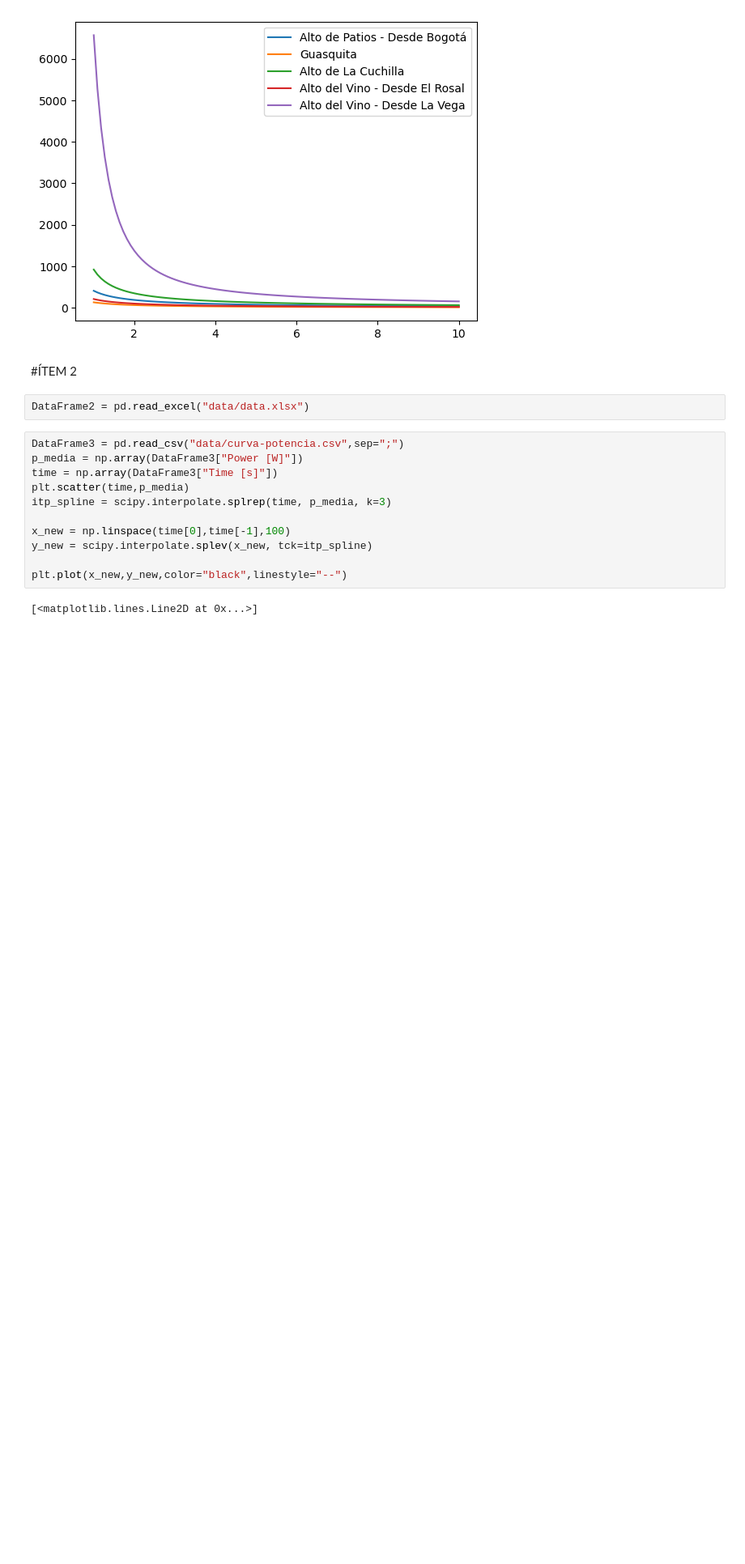
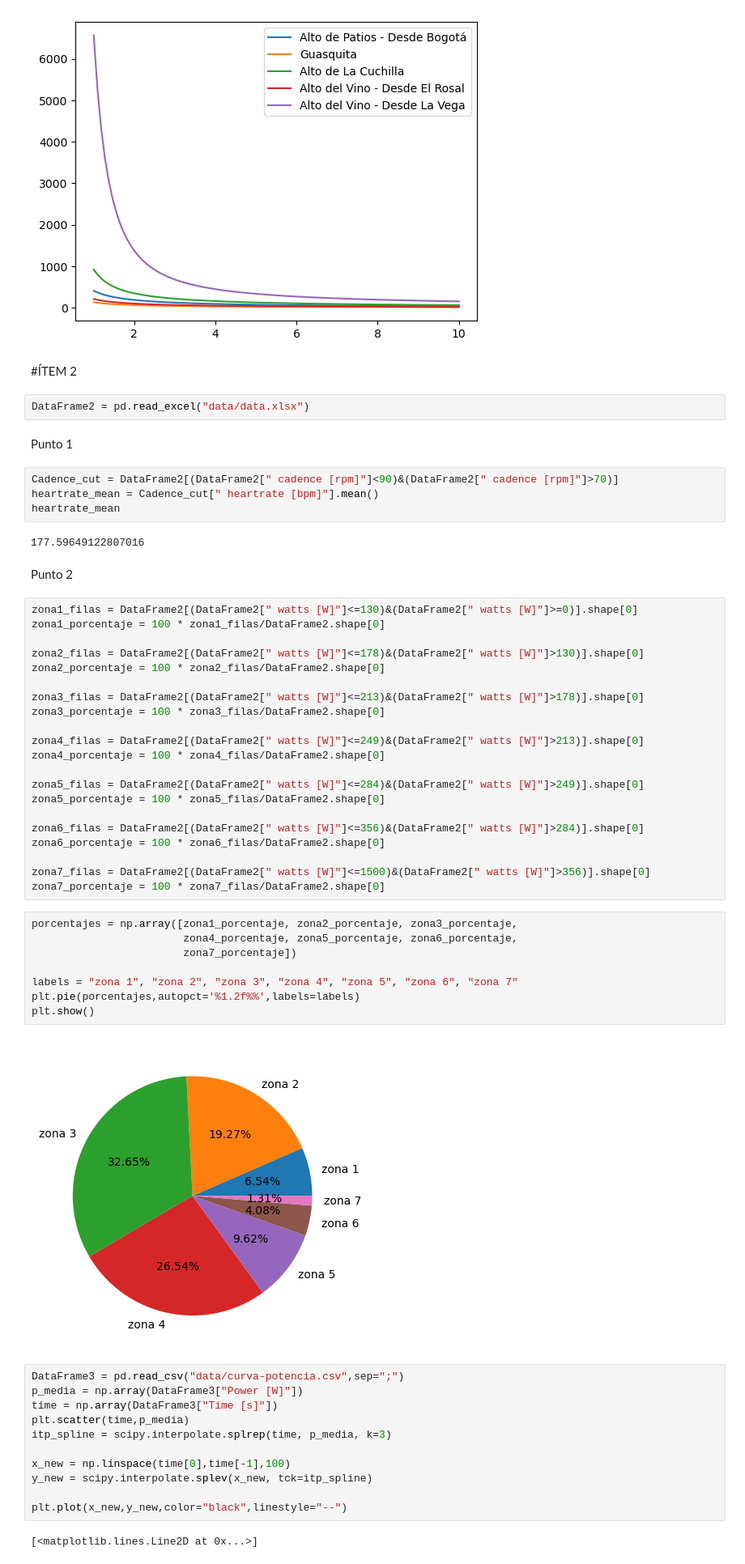
Before and after one commit to QuantumPower4/JuanGuzman-JhonAlex-HerraCompu-202302, a Jupyter notebook: Proyecto/Proyecto_JuanGuzman_JhonMontealegre.ipynb, the cells around one changed output. Shown at 81% size. Saved outputs shown, nothing was run; the diff lists cells and outputs as text; blank space fills up the shorter version.

```diff
--- a/Proyecto/Proyecto_JuanGuzman_JhonMontealegre.ipynb
+++ b/Proyecto/Proyecto_JuanGuzman_JhonMontealegre.ipynb
@@ -139,6 +139,47 @@ plt.legend()
 #ÍTEM 2
 # %%
 DataFrame2 = pd.read_excel("data/data.xlsx")
+# %% [markdown]
+Punto 1
+# %%
+Cadence_cut = DataFrame2[(DataFrame2[" cadence [rpm]"]<90)&(DataFrame2[" cadence [rpm]"]>70)]
+heartrate_mean = Cadence_cut[" heartrate [bpm]"].mean()
+heartrate_mean
+# %% [output]
+177.59649122807016
+# %% [markdown]
+Punto 2
+# %%
+zona1_filas = DataFrame2[(DataFrame2[" watts [W]"]<=130)&(DataFrame2[" watts [W]"]>=0)].shape[0]
+zona1_porcentaje = 100 * zona1_filas/DataFrame2.shape[0]
+
+zona2_filas = DataFrame2[(DataFrame2[" watts [W]"]<=178)&(DataFrame2[" watts [W]"]>130)].shape[0]
+zona2_porcentaje = 100 * zona2_filas/DataFrame2.shape[0]
+
+zona3_filas = DataFrame2[(DataFrame2[" watts [W]"]<=213)&(DataFrame2[" watts [W]"]>178)].shape[0]
+zona3_porcentaje = 100 * zona3_filas/DataFrame2.shape[0]
+
+zona4_filas = DataFrame2[(DataFrame2[" watts [W]"]<=249)&(DataFrame2[" watts [W]"]>213)].shape[0]
+zona4_porcentaje = 100 * zona4_filas/DataFrame2.shape[0]
+
+zona5_filas = DataFrame2[(DataFrame2[" watts [W]"]<=284)&(DataFrame2[" watts [W]"]>249)].shape[0]
+zona5_porcentaje = 100 * zona5_filas/DataFrame2.shape[0]
+
+zona6_filas = DataFrame2[(DataFrame2[" watts [W]"]<=356)&(DataFrame2[" watts [W]"]>284)].shape[0]
+zona6_porcentaje = 100 * zona6_filas/DataFrame2.shape[0]
+
+zona7_filas = DataFrame2[(DataFrame2[" watts [W]"]<=1500)&(DataFrame2[" watts [W]"]>356)].shape[0]
+zona7_porcentaje = 100 * zona7_filas/DataFrame2.shape[0]
+# %%
+porcentajes = np.array([zona1_porcentaje, zona2_porcentaje, zona3_porcentaje,
+                        zona4_porcentaje, zona5_porcentaje, zona6_porcentaje,
+                        zona7_porcentaje])
+
+labels = "zona 1", "zona 2", "zona 3", "zona 4", "zona 5", "zona 6", "zona 7"
+plt.pie(porcentajes,autopct='%1.2f%%',labels=labels)
+plt.show()
+# %% [output]
+[figure, added]
 # %%
 DataFrame3 = pd.read_csv("data/curva-potencia.csv",sep=";")
 p_media = np.array(DataFrame3["Power [W]"])
```
